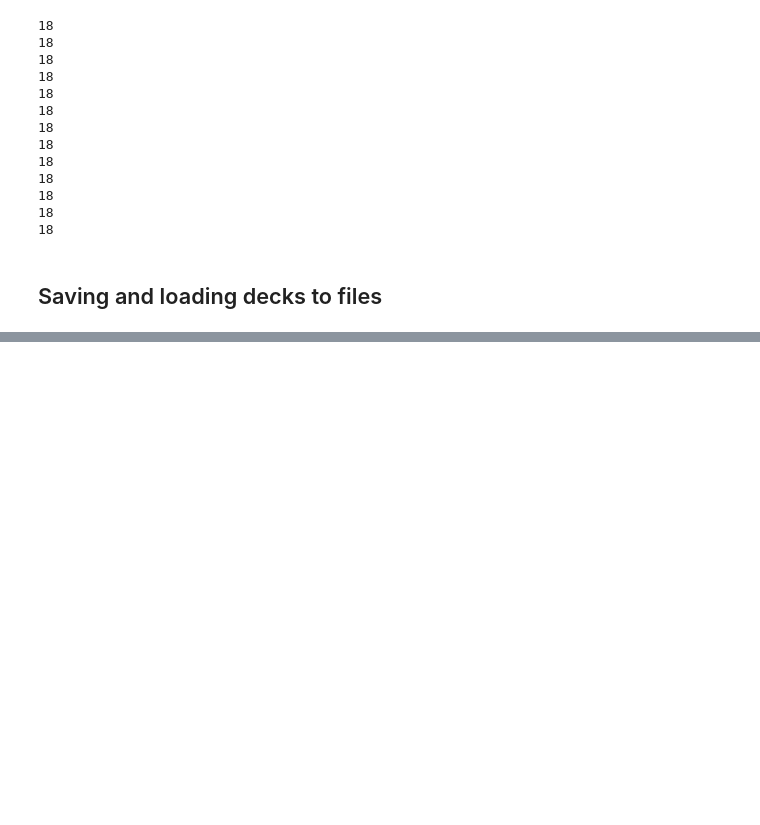
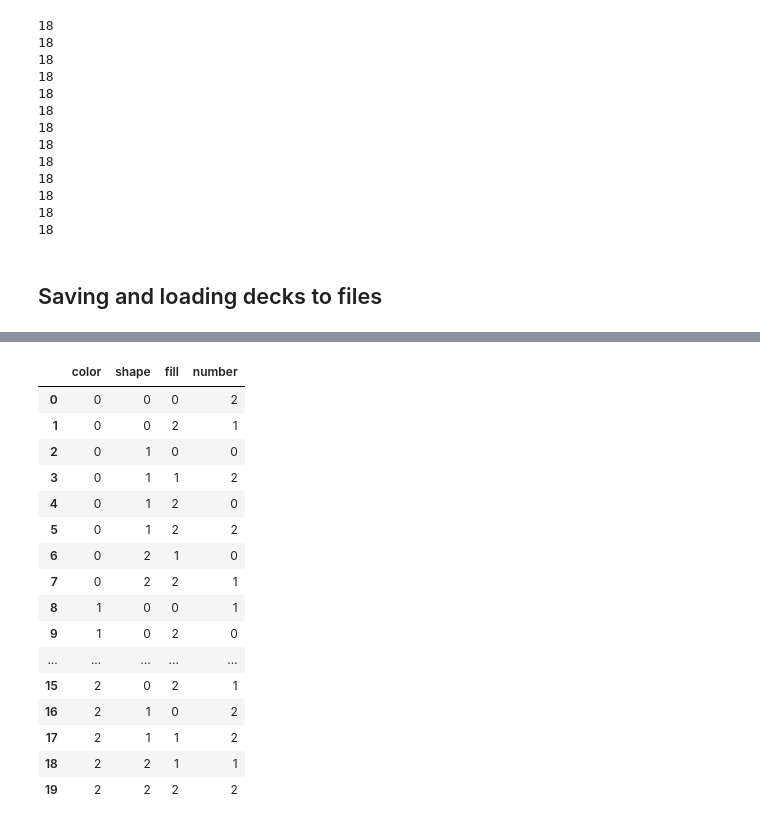
Before and after one commit to chrishuson/chrishuson.github.io, a Jupyter notebook: modeling/game-of-sets.ipynb, the cells around one changed output, grey strips where cells are left out. Cells and saved outputs as stored; diff of their text form; code cells hidden in the pictures; blank space fills up the shorter version.

```diff
--- a/modeling/game-of-sets.ipynb
+++ b/modeling/game-of-sets.ipynb
@@ -504,0 +520,20 @@ for i in range(len(decks_length_18plus)):
+# %%
+decks_length_18plus[2].sort_values(by=['color', 'shape', 'fill', 'number']).reset_index(drop=True)
+# %% [output]
+|  | color | shape | fill | number |
+| 0 | 0 | 0 | 0 | 2 |
+| 1 | 0 | 0 | 2 | 1 |
+| 2 | 0 | 1 | 0 | 0 |
+| 3 | 0 | 1 | 1 | 2 |
+| 4 | 0 | 1 | 2 | 0 |
+| 5 | 0 | 1 | 2 | 2 |
+| 6 | 0 | 2 | 1 | 0 |
+| 7 | 0 | 2 | 2 | 1 |
+| 8 | 1 | 0 | 0 | 1 |
+| 9 | 1 | 0 | 2 | 0 |
+| ... | ... | ... | ... | ... |
+| 15 | 2 | 0 | 2 | 1 |
+| 16 | 2 | 1 | 0 | 2 |
+| 17 | 2 | 1 | 1 | 2 |
+| 18 | 2 | 2 | 1 | 1 |
+| 19 | 2 | 2 | 2 | 2 |
```
Also changed, not shown: parts of 10 cells of this notebook, 21 other files.
